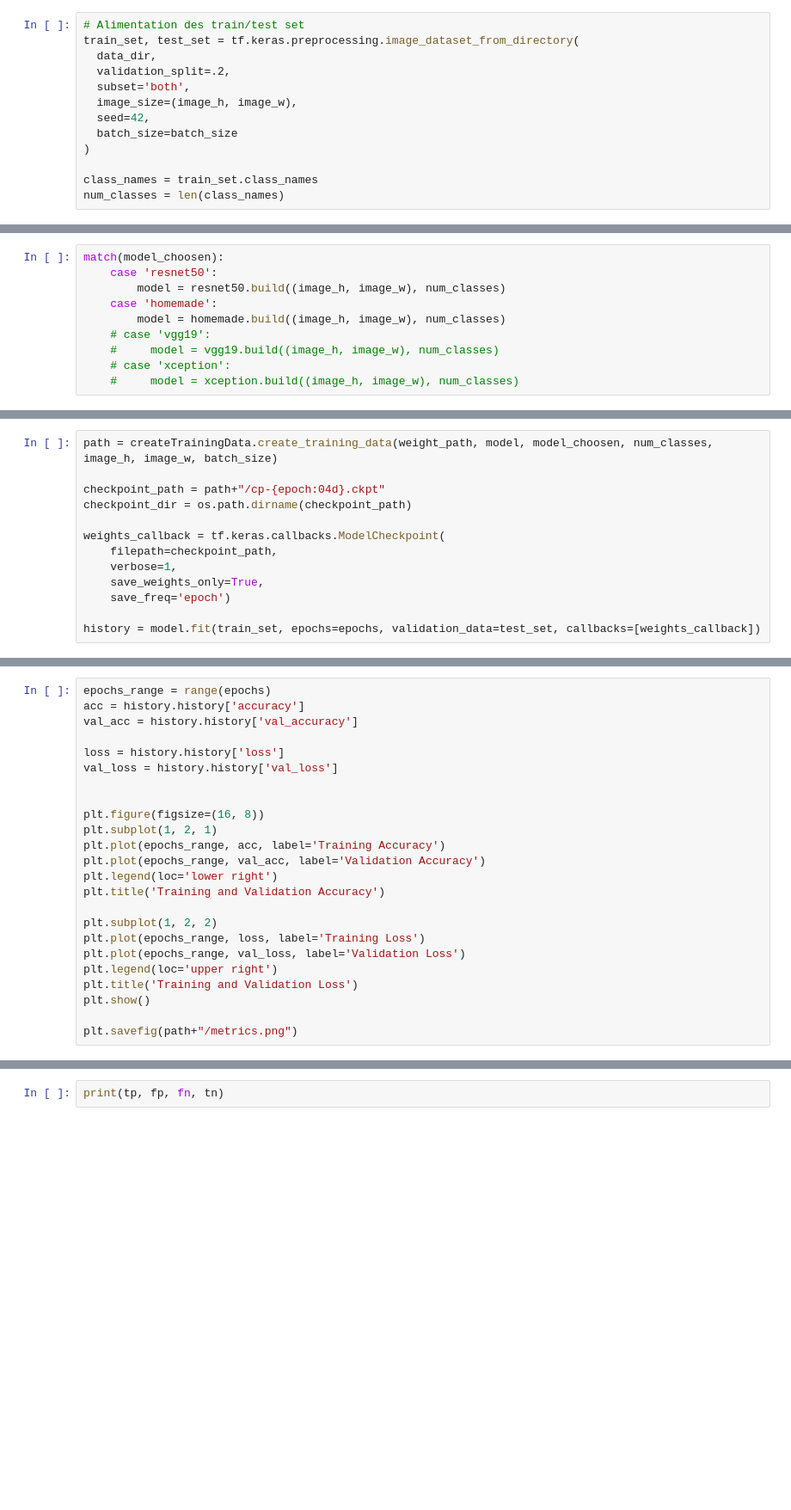
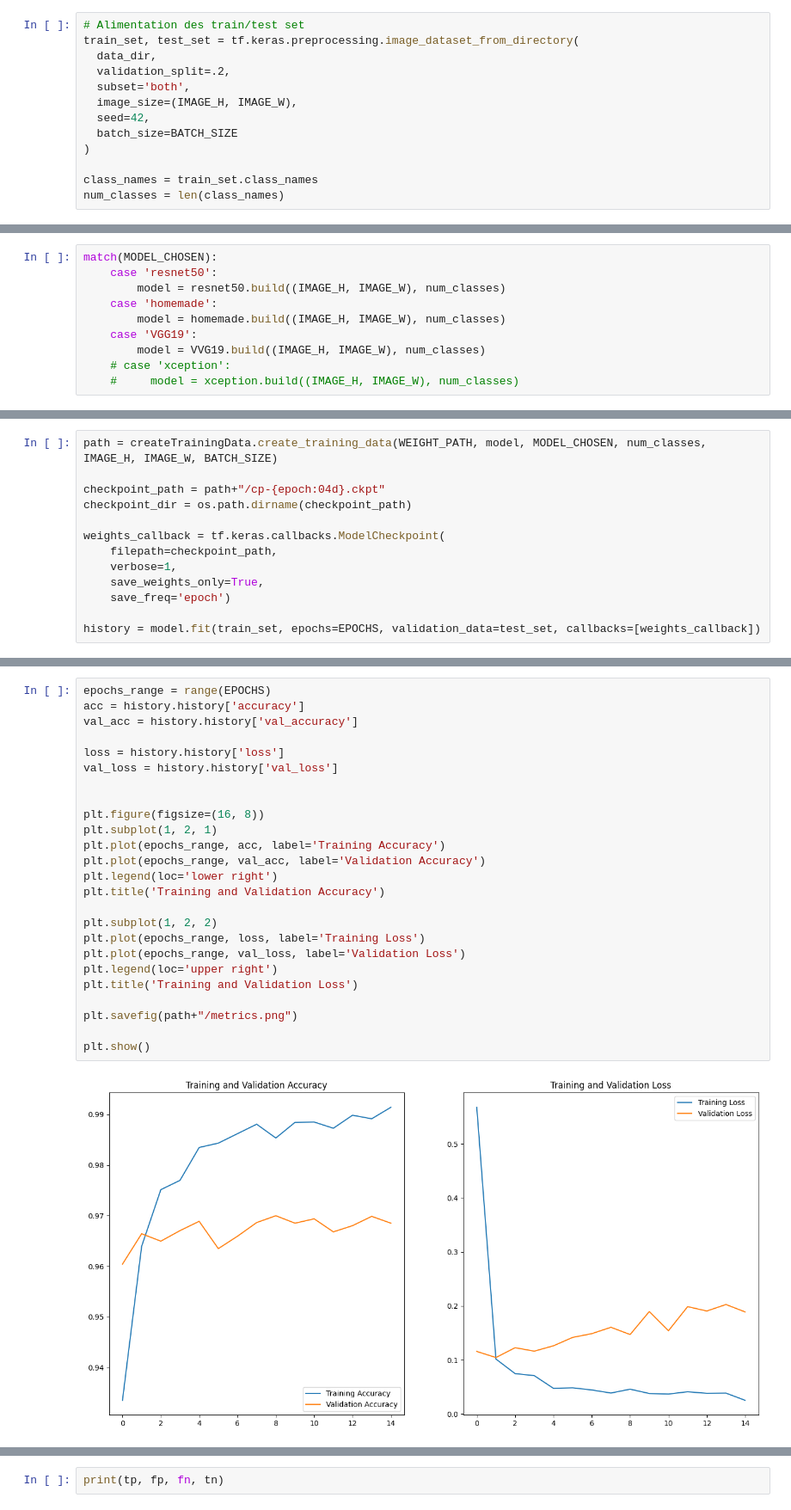
Before and after one commit to ColinHmrl/science-de-la-donnee, a Jupyter notebook: project/classification.ipynb, the cells around one changed output, grey strips where cells are left out. Shown at 86% size. Cells and saved outputs as stored; diff of their text form; blank space fills up the shorter version.

Commit message:
FIX plot results && Add VGG model

```diff
--- a/project/classification.ipynb
+++ b/project/classification.ipynb
@@ -58,9 +67,9 @@ train_set, test_set = tf.keras.preprocessing.image_dataset_from_directory(
   data_dir,
   validation_split=.2,
   subset='both',
-  image_size=(image_h, image_w),
+  image_size=(IMAGE_H, IMAGE_W),
   seed=42,
-  batch_size=batch_size
+  batch_size=BATCH_SIZE
 )
 
 class_names = train_set.class_names
@@ -68,10 +101,10 @@ num_classes = len(class_names)
 # %%
-match(model_choosen):
+match(MODEL_CHOSEN):
     case 'resnet50':
-        model = resnet50.build((image_h, image_w), num_classes)
+        model = resnet50.build((IMAGE_H, IMAGE_W), num_classes)
     case 'homemade':
-        model = homemade.build((image_h, image_w), num_classes)
-    # case 'vgg19':
-    #     model = vgg19.build((image_h, image_w), num_classes)
+        model = homemade.build((IMAGE_H, IMAGE_W), num_classes)
+    case 'VGG19':
+        model = VVG19.build((IMAGE_H, IMAGE_W), num_classes)
     # case 'xception':
-    #     model = xception.build((image_h, image_w), num_classes)
+    #     model = xception.build((IMAGE_H, IMAGE_W), num_classes)
@@ -78,5 +114,5 @@ match(model_choosen):
 # %%
-path = createTrainingData.create_training_data(weight_path, model, model_choosen, num_classes, image_h, image_w, batch_size)
+path = createTrainingData.create_training_data(WEIGHT_PATH, model, MODEL_CHOSEN, num_classes, IMAGE_H, IMAGE_W, BATCH_SIZE)
 
 checkpoint_path = path+"/cp-{epoch:04d}.ckpt"
 checkpoint_dir = os.path.dirname(checkpoint_path)
@@ -87,5 +123,5 @@ weights_callback = tf.keras.callbacks.ModelCheckpoint(
     save_weights_only=True,
     save_freq='epoch')
 
-history = model.fit(train_set, epochs=epochs, validation_data=test_set, callbacks=[weights_callback])
+history = model.fit(train_set, epochs=EPOCHS, validation_data=test_set, callbacks=[weights_callback])
 # %% [output]
@@ -106,26 +160,29 @@ Epoch 10/15
 # %%
-epochs_range = range(epochs)
+epochs_range = range(EPOCHS)
 acc = history.history['accuracy']
 val_acc = history.history['val_accuracy']
 
 loss = history.history['loss']
 val_loss = history.history['val_loss']
 
 
 plt.figure(figsize=(16, 8))
 plt.subplot(1, 2, 1)
 plt.plot(epochs_range, acc, label='Training Accuracy')
 plt.plot(epochs_range, val_acc, label='Validation Accuracy')
 plt.legend(loc='lower right')
 plt.title('Training and Validation Accuracy')
 
 plt.subplot(1, 2, 2)
 plt.plot(epochs_range, loss, label='Training Loss')
 plt.plot(epochs_range, val_loss, label='Validation Loss')
 plt.legend(loc='upper right')
 plt.title('Training and Validation Loss')
-plt.show()
 
 plt.savefig(path+"/metrics.png")
+
+plt.show()
+# %% [output]
+[figure, added]
 # %%
 # Load de la meilleur epoch
```
Also changed, not shown: parts of 11 cells of this notebook, 2 other files.
